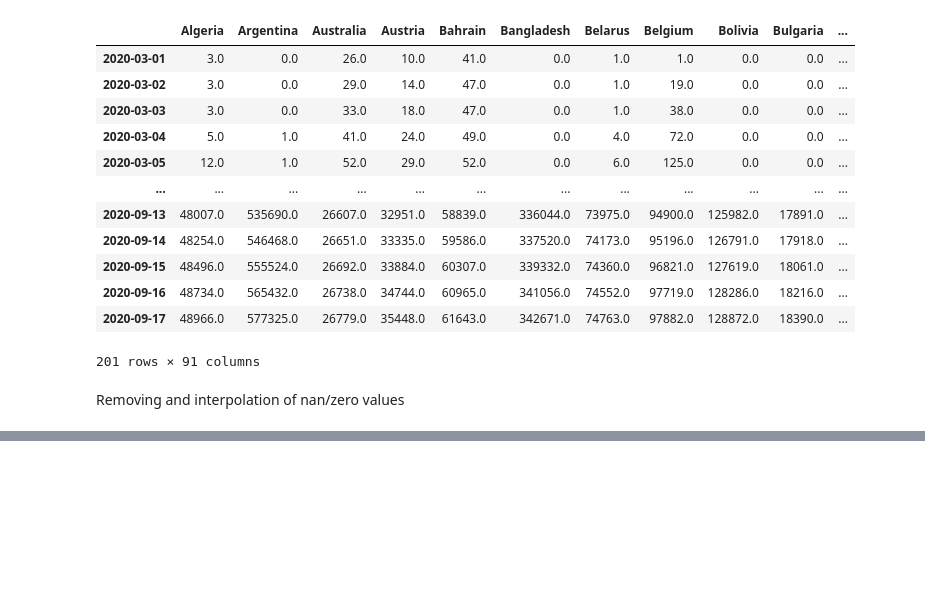
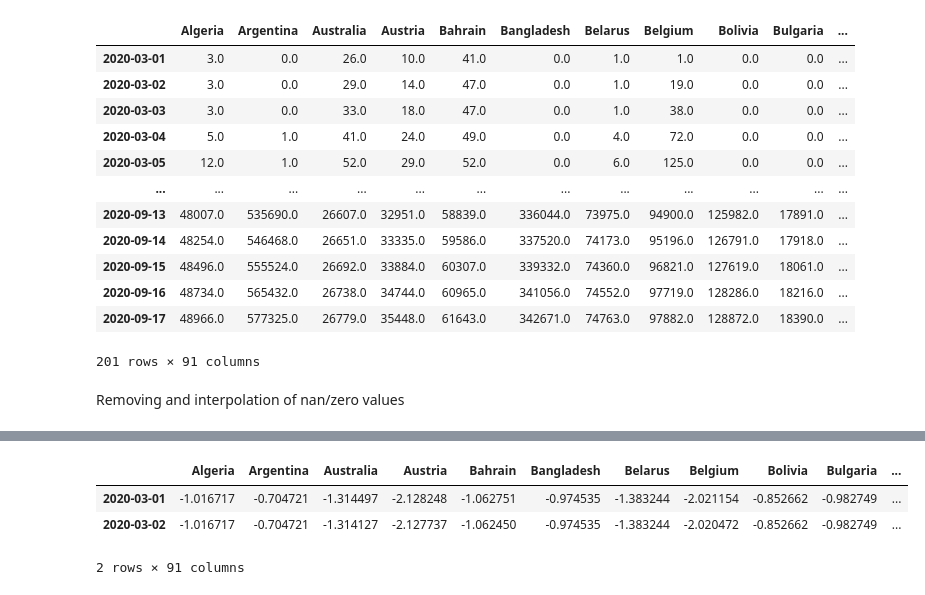
Before and after one commit to anweei/Covid-forecasting, a Jupyter notebook: common/preprocessing.ipynb, the cells around one changed output, grey strips where cells are left out. Saved outputs shown, nothing was run; the diff lists cells and outputs as text; code cells hidden in the pictures; blank space fills up the shorter version.

```diff
--- a/common/preprocessing.ipynb
+++ b/common/preprocessing.ipynb
@@ -123,0 +138,7 @@ Data transformation
+# %%
+z_df.head(2)
+# %% [output]
+|  | Algeria | Argentina | Australia | Austria | Bahrain | Bangladesh | Belarus | Belgium | Bolivia | Bulgaria | ... |
+| 2020-03-01 | -1.016717 | -0.704721 | -1.314497 | -2.128248 | -1.062751 | -0.974535 | -1.383244 | -2.021154 | -0.852662 | -0.982749 | ... |
+| 2020-03-02 | -1.016717 | -0.704721 | -1.314127 | -2.127737 | -1.062450 | -0.974535 | -1.383244 | -2.020472 | -0.852662 | -0.982749 | ... |
+2 rows × 91 columns
```
Also changed, not shown: parts of 6 cells of this notebook, 1 other file.
